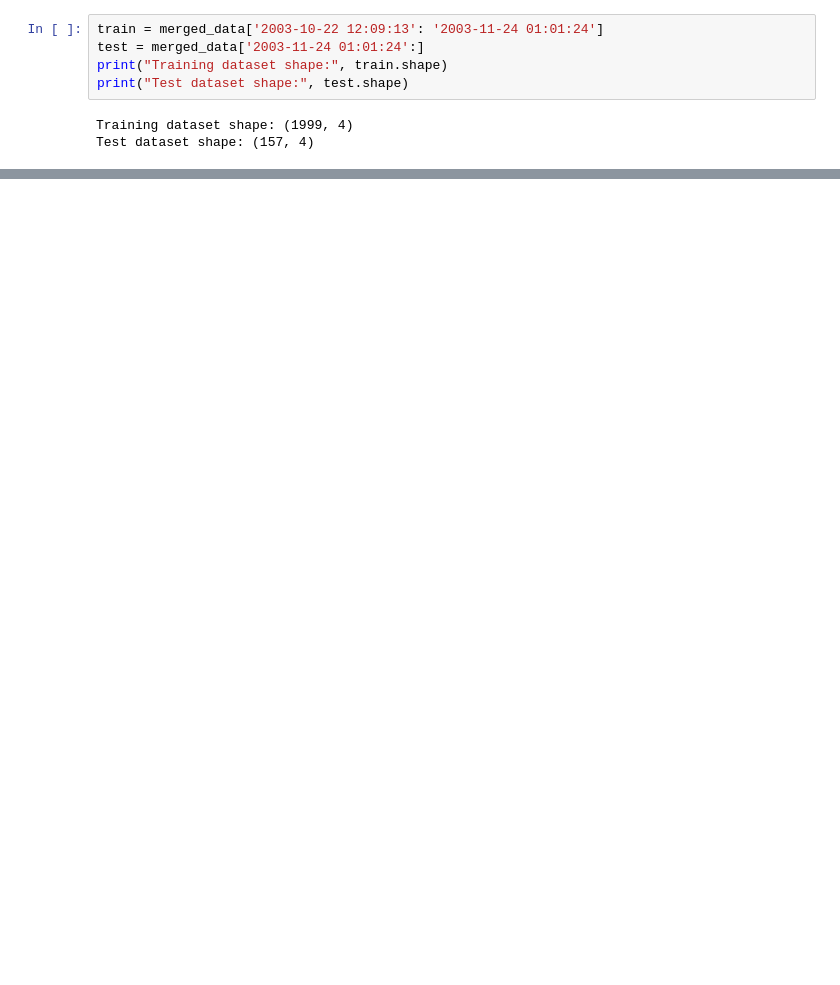
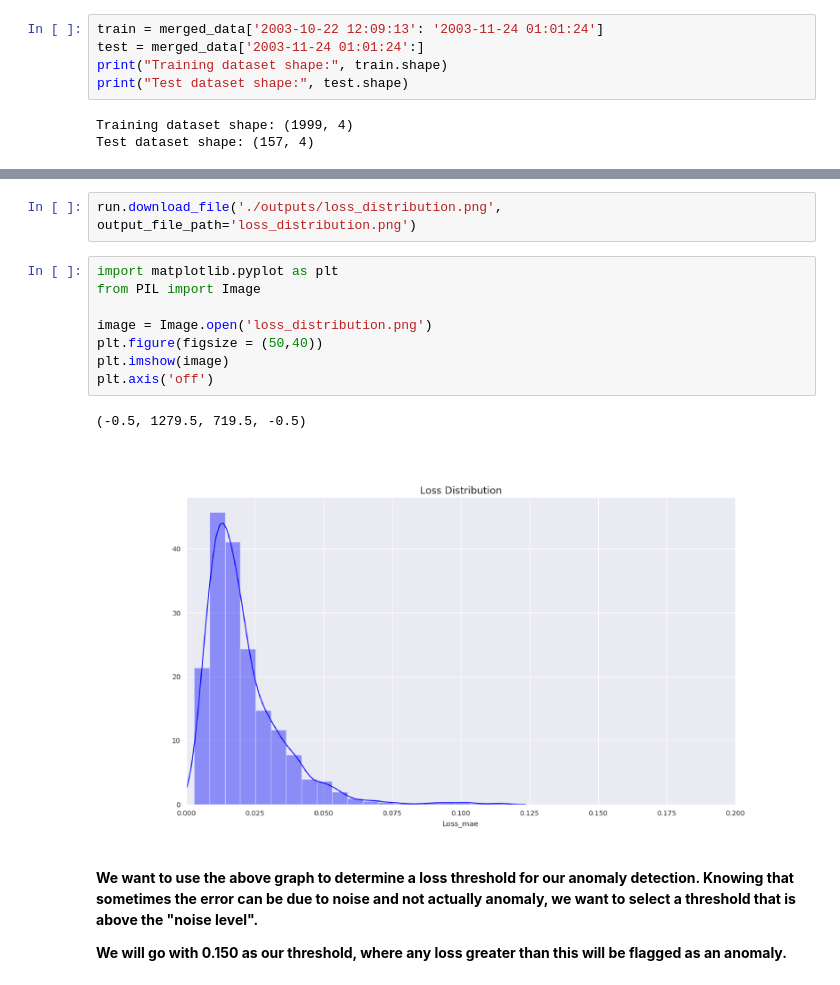
Before and after one commit to johnwu0604/time-series-anomaly-detection, a Jupyter notebook: Time_Series_Anomaly_Detection.ipynb, the cells around one changed output, grey strips where cells are left out. Cells and saved outputs as stored; diff of their text form; blank space fills up the shorter version.

```diff
--- a/Time_Series_Anomaly_Detection.ipynb
+++ b/Time_Series_Anomaly_Detection.ipynb
@@ -396,0 +241,17 @@ Model saved
+# %%
+run.download_file('./outputs/loss_distribution.png', output_file_path='loss_distribution.png')
+# %%
+import matplotlib.pyplot as plt
+from PIL import Image
+
+image = Image.open('loss_distribution.png')
+plt.figure(figsize = (50,40))
+plt.imshow(image)
+plt.axis('off')
+# %% [output]
+(-0.5, 1279.5, 719.5, -0.5)
+[figure, added]
+# %% [markdown]
+**We want to use the above graph to determine a loss threshold for our anomaly detection. Knowing that sometimes the error can be due to noise and not actually anomaly, we want to select a threshold that is above the "noise level".**
+
+**We will go with 0.150 as our threshold, where any loss greater than this will be flagged as an anomaly.**
```
Also changed, not shown: parts of 83 cells of this notebook, 3 other files.
